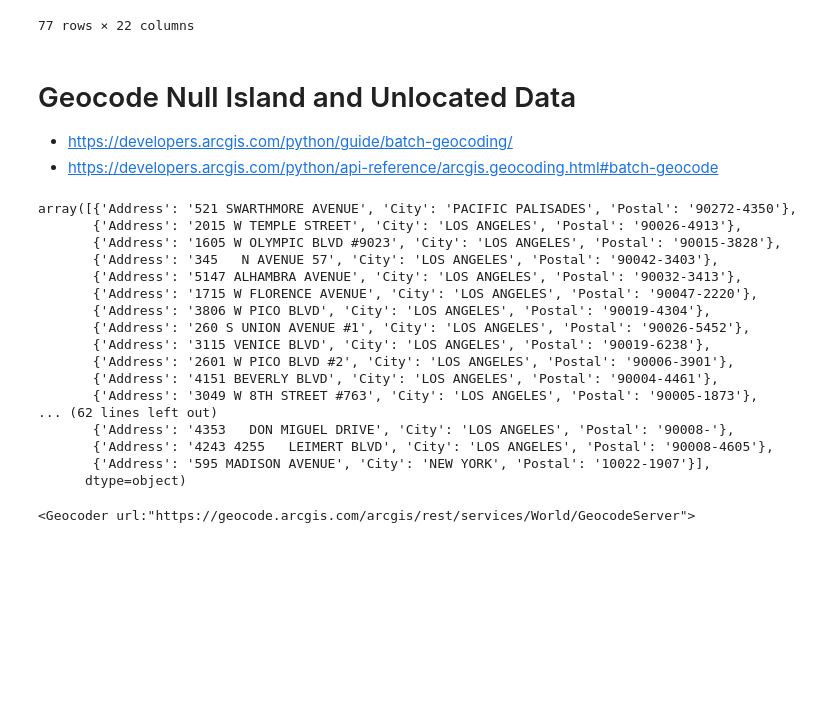
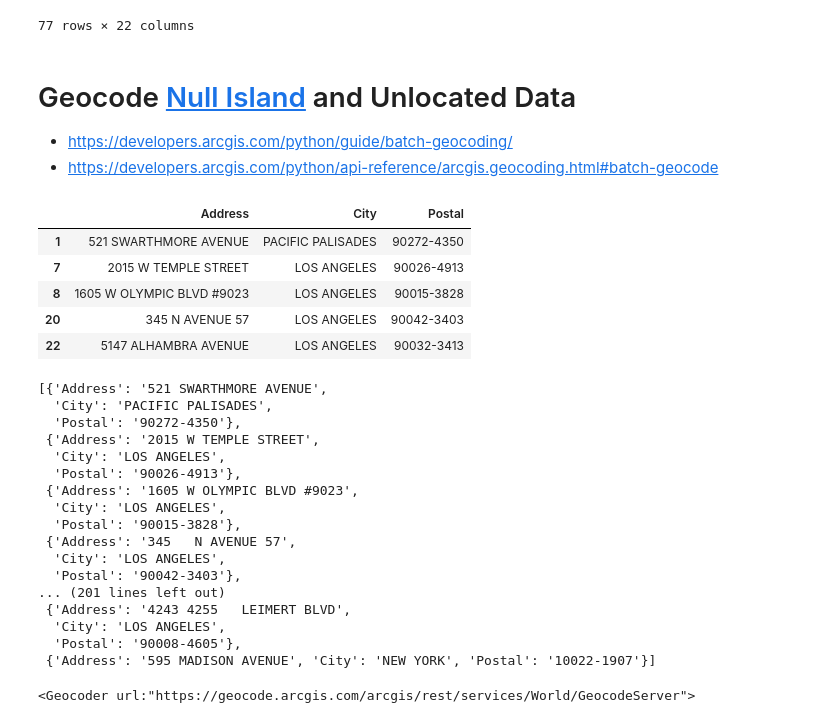
Before and after one commit to knu2xs/la-covid-challenge, a Jupyter notebook: notebooks/03-socrata-geocoding.ipynb, the cells around one changed output. Cells and saved outputs as stored; diff of their text form; code cells hidden in the pictures; blank space fills up the shorter version.

```diff
--- a/notebooks/03-socrata-geocoding.ipynb
+++ b/notebooks/03-socrata-geocoding.ipynb
@@ -228,35 +268,44 @@ biz_df[gcd_filter]
 | 980 | 0000004043-0001-6 | ALBEA BEAUTY SOLUTIONS USA LLC | 595 MADISON AVENUE | NEW YORK | 10022-1907 | 595 MADISON 10022-1907 | 424600 | ... |
 77 rows × 22 columns
 # %% [markdown]
-# Geocode Null Island and Unlocated Data
+# Geocode [Null Island](https://en.wikipedia.org/wiki/Null_Island) and Unlocated Data
 
 - https://developers.arcgis.com/python/guide/batch-geocoding/
 - https://developers.arcgis.com/python/api-reference/arcgis.geocoding.html#batch-geocode
 # %%
 from arcgis import geocoding
 # %%
-gcd_df = biz_df[gcd_filter][['street_address', 'city', 'zip_code']].apply(
-    lambda r: {"Address": r[0], "City": r[1], "Postal": r[2]}, axis=1)
-gcd_arr = gcd_df.values
-gcd_arr
+gcd_df = biz_df[gcd_filter][['street_address', 'city', 'zip_code']].copy()
+gcd_df.columns = ['Address', 'City', 'Postal']
+gcd_df.head()
 # %% [output]
-array([{'Address': '521 SWARTHMORE AVENUE', 'City': 'PACIFIC PALISADES', 'Postal': '90272-4350'},
-       {'Address': '2015 W TEMPLE STREET', 'City': 'LOS ANGELES', 'Postal': '90026-4913'},
-       {'Address': '1605 W OLYMPIC BLVD #9023', 'City': 'LOS ANGELES', 'Postal': '90015-3828'},
-       {'Address': '345   N AVENUE 57', 'City': 'LOS ANGELES', 'Postal': '90042-3403'},
-       {'Address': '5147 ALHAMBRA AVENUE', 'City': 'LOS ANGELES', 'Postal': '90032-3413'},
-       {'Address': '1715 W FLORENCE AVENUE', 'City': 'LOS ANGELES', 'Postal': '90047-2220'},
-       {'Address': '3806 W PICO BLVD', 'City': 'LOS ANGELES', 'Postal': '90019-4304'},
-       {'Address': '260 S UNION AVENUE #1', 'City': 'LOS ANGELES', 'Postal': '90026-5452'},
-       {'Address': '3115 VENICE BLVD', 'City': 'LOS ANGELES', 'Postal': '90019-6238'},
-       {'Address': '2601 W PICO BLVD #2', 'City': 'LOS ANGELES', 'Postal': '90006-3901'},
-       {'Address': '4151 BEVERLY BLVD', 'City': 'LOS ANGELES', 'Postal': '90004-4461'},
-       {'Address': '3049 W 8TH STREET #763', 'City': 'LOS ANGELES', 'Postal': '90005-1873'},
-... (62 lines left out)
-       {'Address': '4353   DON MIGUEL DRIVE', 'City': 'LOS ANGELES', 'Postal': '90008-'},
-       {'Address': '4243 4255   LEIMERT BLVD', 'City': 'LOS ANGELES', 'Postal': '90008-4605'},
-       {'Address': '595 MADISON AVENUE', 'City': 'NEW YORK', 'Postal': '10022-1907'}],
-      dtype=object)
+|  | Address | City | Postal |
+| 1 | 521 SWARTHMORE AVENUE | PACIFIC PALISADES | 90272-4350 |
+| 7 | 2015 W TEMPLE STREET | LOS ANGELES | 90026-4913 |
+| 8 | 1605 W OLYMPIC BLVD #9023 | LOS ANGELES | 90015-3828 |
+| 20 | 345 N AVENUE 57 | LOS ANGELES | 90042-3403 |
+| 22 | 5147 ALHAMBRA AVENUE | LOS ANGELES | 90032-3413 |
+# %%
+gcd_arr = eval(gcd_df.to_json(orient='records'))
+gcd_arr
+# %% [output]
+[{'Address': '521 SWARTHMORE AVENUE',
+  'City': 'PACIFIC PALISADES',
+  'Postal': '90272-4350'},
+ {'Address': '2015 W TEMPLE STREET',
+  'City': 'LOS ANGELES',
+  'Postal': '90026-4913'},
+ {'Address': '1605 W OLYMPIC BLVD #9023',
+  'City': 'LOS ANGELES',
+  'Postal': '90015-3828'},
+ {'Address': '345   N AVENUE 57',
+  'City': 'LOS ANGELES',
+  'Postal': '90042-3403'},
+... (201 lines left out)
+ {'Address': '4243 4255   LEIMERT BLVD',
+  'City': 'LOS ANGELES',
+  'Postal': '90008-4605'},
+ {'Address': '595 MADISON AVENUE', 'City': 'NEW YORK', 'Postal': '10022-1907'}]
 # %%
 address_locator = geocoding.get_geocoders(gis)[0]
 address_locator
```
Also changed, not shown: parts of 9 cells of this notebook, 3 other files.
